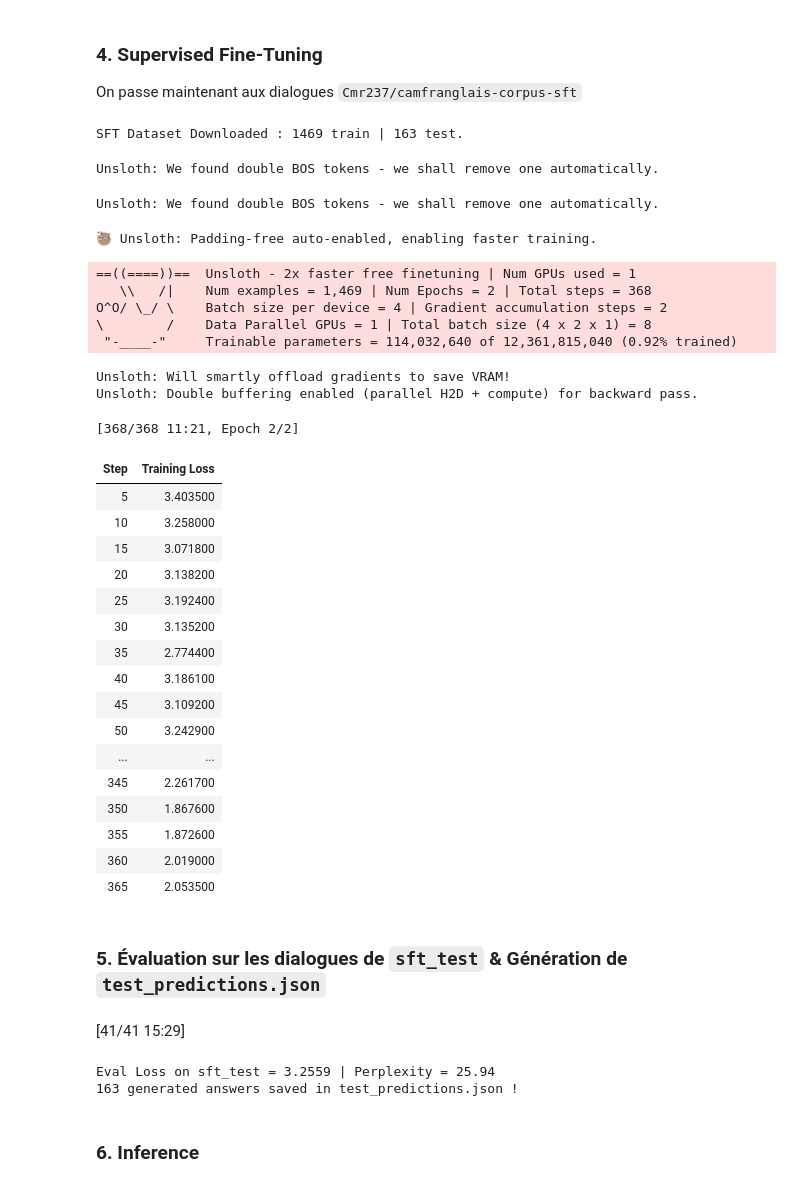
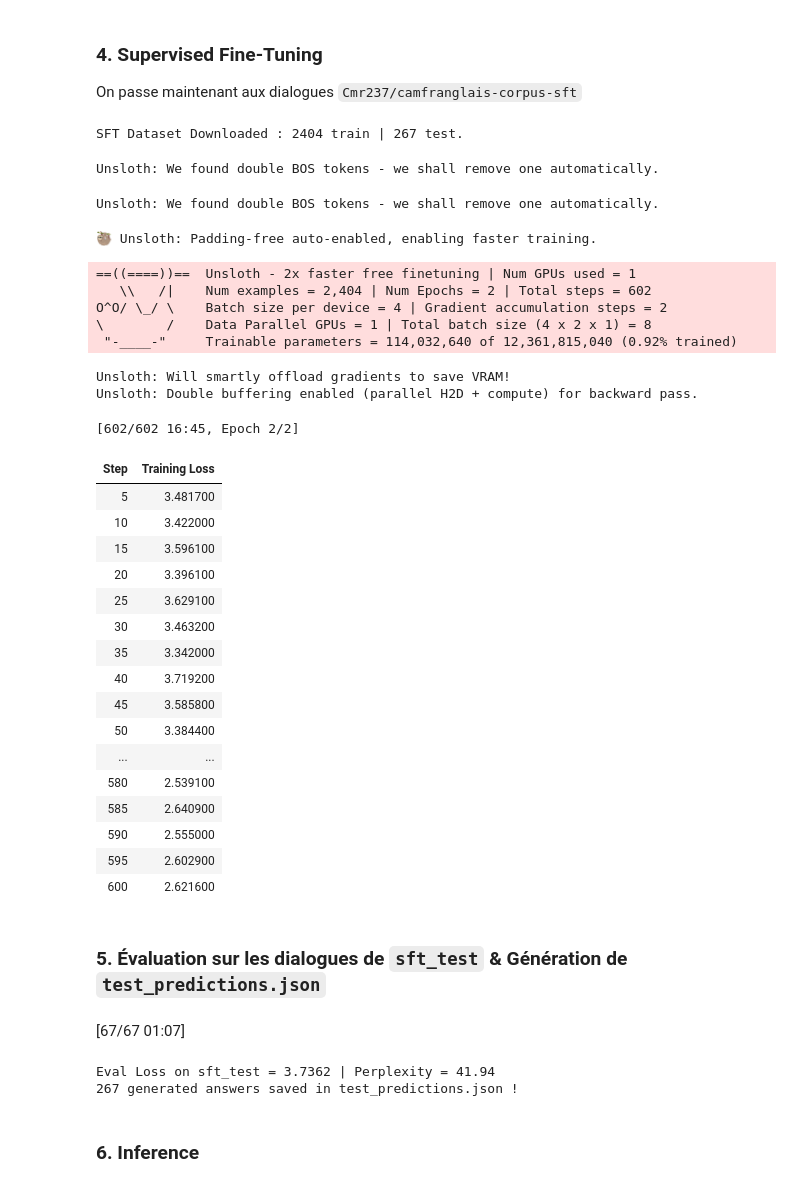
Before and after one commit to darylbdr/CameroonianLLM, a Jupyter notebook: Hybrid_Training_CPT_and_SFT.ipynb, the cells around one changed output. Drawn from its saved outputs; the diff is of its cells as text; code cells hidden in the pictures.

Commit message:
Reran the training on the new dataset

```diff
--- a/Hybrid_Training_CPT_and_SFT.ipynb
+++ b/Hybrid_Training_CPT_and_SFT.ipynb
@@ -190,58 +190,58 @@ trainer = SFTTrainer(
         gradient_accumulation_steps = 2,
         warmup_ratio = 0.05,
         num_train_epochs = 2,
-        learning_rate = 5e-5,
+        learning_rate = 3e-5,
         fp16 = not is_bfloat16_supported(),
         bf16 = is_bfloat16_supported(),
         save_strategy = "epoch",
         logging_steps = 5,
         optim = "adamw_8bit",
         weight_decay = 0.01,
         lr_scheduler_type = "cosine",
         dataloader_num_workers = 2,
         seed = 3407,
         output_dir = "outputs_sft",
         report_to = "none",
     ),
 )
 
 trainer = train_on_responses_only(
     trainer,
     instruction_part = "[INST]",
     response_part = "[/INST]",
 )
 
 trainer_stats = trainer.train()
 # %% [output]
-SFT Dataset Downloaded : 1469 train | 163 test.
+SFT Dataset Downloaded : 2404 train | 267 test.
 Unsloth: We found double BOS tokens - we shall remove one automatically.
 Unsloth: We found double BOS tokens - we shall remove one automatically.
 🦥 Unsloth: Padding-free auto-enabled, enabling faster training.
 ==((====))==  Unsloth - 2x faster free finetuning | Num GPUs used = 1
-   \\   /|    Num examples = 1,469 | Num Epochs = 2 | Total steps = 368
+   \\   /|    Num examples = 2,404 | Num Epochs = 2 | Total steps = 602
 O^O/ \_/ \    Batch size per device = 4 | Gradient accumulation steps = 2
 \        /    Data Parallel GPUs = 1 | Total batch size (4 x 2 x 1) = 8
  "-____-"     Trainable parameters = 114,032,640 of 12,361,815,040 (0.92% trained)
 Unsloth: Will smartly offload gradients to save VRAM!
 Unsloth: Double buffering enabled (parallel H2D + compute) for backward pass.
-[368/368 11:21, Epoch 2/2]
+[602/602 16:45, Epoch 2/2]
 | Step | Training Loss |
-| 5 | 3.403500 |
-| 10 | 3.258000 |
-| 15 | 3.071800 |
-| 20 | 3.138200 |
-| 25 | 3.192400 |
-| 30 | 3.135200 |
-| 35 | 2.774400 |
-| 40 | 3.186100 |
-| 45 | 3.109200 |
-| 50 | 3.242900 |
+| 5 | 3.481700 |
+| 10 | 3.422000 |
+| 15 | 3.596100 |
+| 20 | 3.396100 |
+| 25 | 3.629100 |
+| 30 | 3.463200 |
+| 35 | 3.342000 |
+| 40 | 3.719200 |
+| 45 | 3.585800 |
+| 50 | 3.384400 |
 | ... | ... |
-| 345 | 2.261700 |
-| 350 | 1.867600 |
-| 355 | 1.872600 |
-| 360 | 2.019000 |
-| 365 | 2.053500 |
+| 580 | 2.539100 |
+| 585 | 2.640900 |
+| 590 | 2.555000 |
+| 595 | 2.602900 |
+| 600 | 2.621600 |
 # %% [markdown]
 ### 5. Évaluation sur les dialogues de `sft_test` & Génération de `test_predictions.json`
 # %%
@@ -268,18 +268,19 @@ for item in sft_test_dataset:
         msgs,
         tokenize=True,
         add_generation_prompt=True,
-        return_tensors="pt"
+        return_tensors="pt",
+        return_dict=True,
     ).to("cuda")
 
     outputs = model.generate(
-        input_ids=inputs,
+        **inputs,
         max_new_tokens=128,
         temperature=0.7,
         repetition_penalty = 1.08,
         do_sample=True,
         pad_token_id=tokenizer.eos_token_id
     )
-    gen_ids = outputs[0][inputs.shape[1]:]
+    gen_ids = outputs[0][inputs["input_ids"].shape[1]:]
     model_ans = tokenizer.decode(gen_ids, skip_special_tokens=True).strip()
     test_predictions.append({
         "user": user_q,
@@ -296,9 +297,9 @@ with open("test_predictions.json", "w", encoding="utf-8") as f:
 
 print(f"{len(test_predictions)} generated answers saved in test_predictions.json !")
 # %% [output]
-[41/41 15:29]
+[67/67 01:07]
-Eval Loss on sft_test = 3.2559 | Perplexity = 25.94
-163 generated answers saved in test_predictions.json !
+Eval Loss on sft_test = 3.7362 | Perplexity = 41.94
+267 generated answers saved in test_predictions.json !
 # %% [markdown]
 ### 6. Inference
 # %%
```
Also changed, not shown: parts of 4 cells of this notebook.
